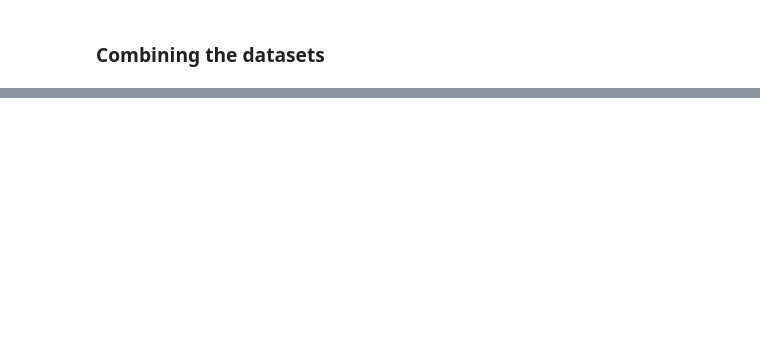
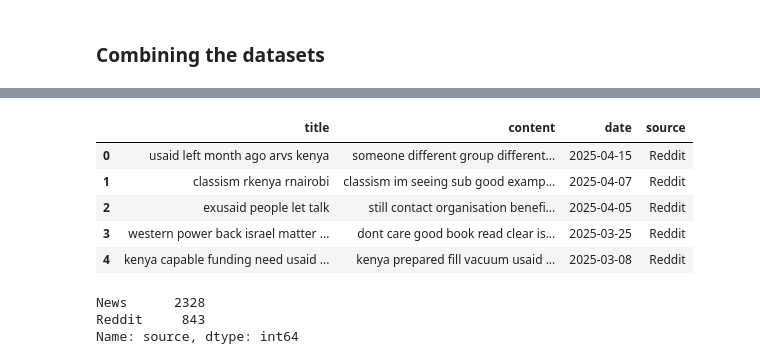
Before and after one commit to L-N-E0/USAID-Kenya-Sentiment-Analysis, a Jupyter notebook: notebooks/Joseline.ipynb, the cells around one changed output, grey strips where cells are left out. Cells and saved outputs as stored; diff of their text form; code cells hidden in the pictures; blank space fills up the shorter version.

```diff
--- a/notebooks/Joseline.ipynb
+++ b/notebooks/Joseline.ipynb
@@ -285,0 +421,46 @@ dtype: int64
+# %%
+# Text processing function setup
+
+stop_words = set(stopwords.words('english'))
+lemmatizer = WordNetLemmatizer()
+
+def preprocess_text(text):
+    if pd.isnull(text):
+        return ''
+
+    # Lowercase
+    text = text.lower()
+
+    # Remove punctuation and digits
+    text = re.sub(r'[^\w\s]', '', text)
+    text = re.sub(r'\d+', '', text)
+
+    # Tokenization
+    tokens = word_tokenize(text)
+
+    # Remove stopwords
+    tokens = [word for word in tokens if word not in stop_words]
+
+    # Lemmatization
+    tokens = [lemmatizer.lemmatize(word) for word in tokens]
+
+    return ' '.join(tokens)
+
+#Apply the preprocessing function to the 'content' column
+combined_data['title'] = combined_data['title'].apply(preprocess_text)
+combined_data['content'] = combined_data['content'].apply(preprocess_text)
+# Check the first few rows after preprocessing
+combined_data.head()
+# %% [output]
+|  | title | content | date | source |
+| 0 | usaid left month ago arvs kenya | someone different group different... | 2025-04-15 | Reddit |
+| 1 | classism rkenya rnairobi | classism im seeing sub good examp... | 2025-04-07 | Reddit |
+| 2 | exusaid people let talk | still contact organisation benefi... | 2025-04-05 | Reddit |
+| 3 | western power back israel matter ... | dont care good book read clear is... | 2025-03-25 | Reddit |
+| 4 | kenya capable funding need usaid ... | kenya prepared fill vacuum usaid ... | 2025-03-08 | Reddit |
+# %%
+combined_data['source'].value_counts()
+# %% [output]
+News      2328
+Reddit     843
+Name: source, dtype: int64
```
Also changed, not shown: parts of 15 cells of this notebook.
